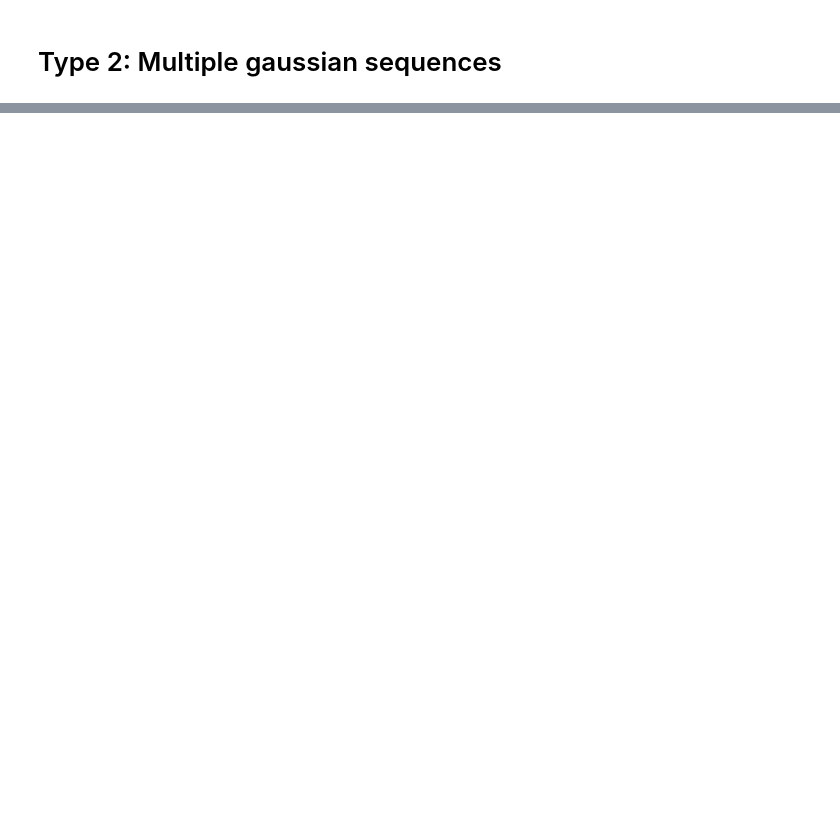
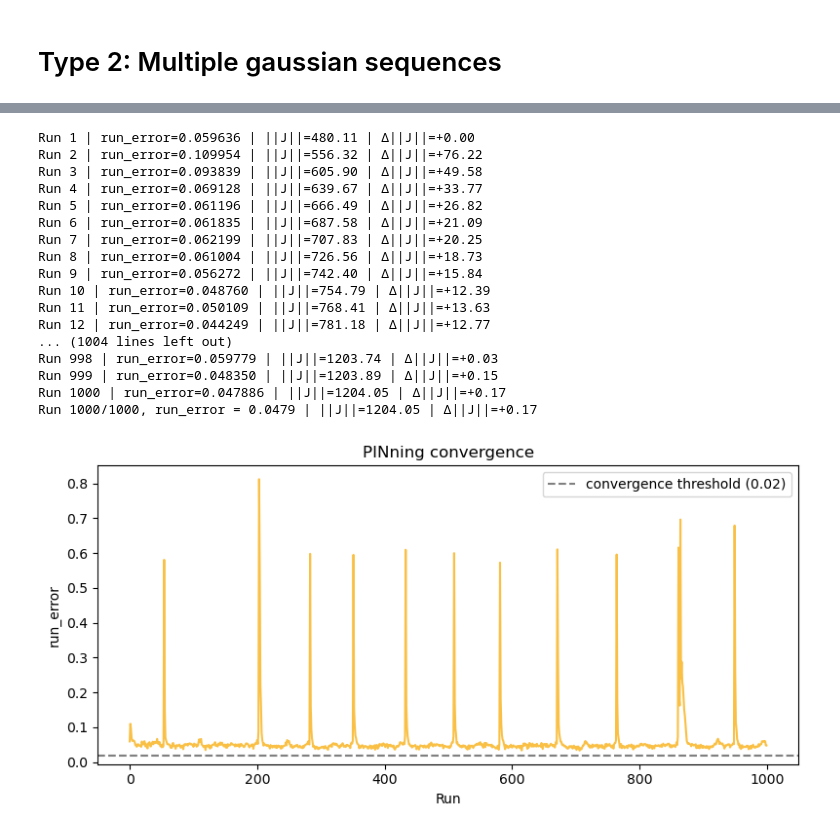
Before and after one commit to JohanneBohn/Reproducing-neural-sequences-with-Partial-In-Network-Training, a Jupyter notebook: learnable_patterns.ipynb, the cells around one changed output, grey strips where cells are left out. Drawn from its saved outputs; the diff is of its cells as text; code cells hidden in the pictures; blank space fills up the shorter version.

```diff
--- a/learnable_patterns.ipynb
+++ b/learnable_patterns.ipynb
@@ -91,0 +105,24 @@ from src.targets_generation import Multiple_gaussian_seq
+# %%
+rnn = RNN(N, g, dt, tau, theta, p0)
+PINned_model = PINning(p, rnn, targets, p0)
+errors, j_norms = PINned_model.train(inputs, n_runs=1000, cv_threshold=cv_threshold, DEBUG = True, p_reg=p_reg)
+PINned_model.display_cv(errors)
+# %% [output]
+Run 1 | run_error=0.059636 | ||J||=480.11 | Δ||J||=+0.00
+Run 2 | run_error=0.109954 | ||J||=556.32 | Δ||J||=+76.22
+Run 3 | run_error=0.093839 | ||J||=605.90 | Δ||J||=+49.58
+Run 4 | run_error=0.069128 | ||J||=639.67 | Δ||J||=+33.77
+Run 5 | run_error=0.061196 | ||J||=666.49 | Δ||J||=+26.82
+Run 6 | run_error=0.061835 | ||J||=687.58 | Δ||J||=+21.09
+Run 7 | run_error=0.062199 | ||J||=707.83 | Δ||J||=+20.25
+Run 8 | run_error=0.061004 | ||J||=726.56 | Δ||J||=+18.73
+Run 9 | run_error=0.056272 | ||J||=742.40 | Δ||J||=+15.84
+Run 10 | run_error=0.048760 | ||J||=754.79 | Δ||J||=+12.39
+Run 11 | run_error=0.050109 | ||J||=768.41 | Δ||J||=+13.63
+Run 12 | run_error=0.044249 | ||J||=781.18 | Δ||J||=+12.77
+... (1004 lines left out)
+Run 998 | run_error=0.059779 | ||J||=1203.74 | Δ||J||=+0.03
+Run 999 | run_error=0.048350 | ||J||=1203.89 | Δ||J||=+0.15
+Run 1000 | run_error=0.047886 | ||J||=1204.05 | Δ||J||=+0.17
+Run 1000/1000, run_error = 0.0479 | ||J||=1204.05 | Δ||J||=+0.17
+[figure, added]
```
Also changed, not shown: parts of 40 cells of this notebook, 1 other file.
